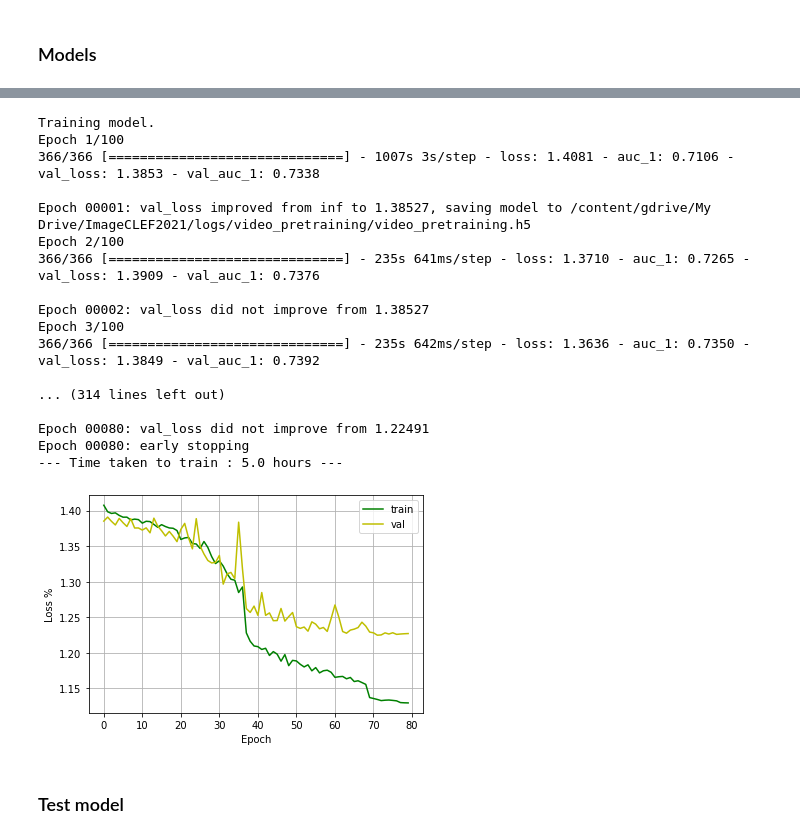
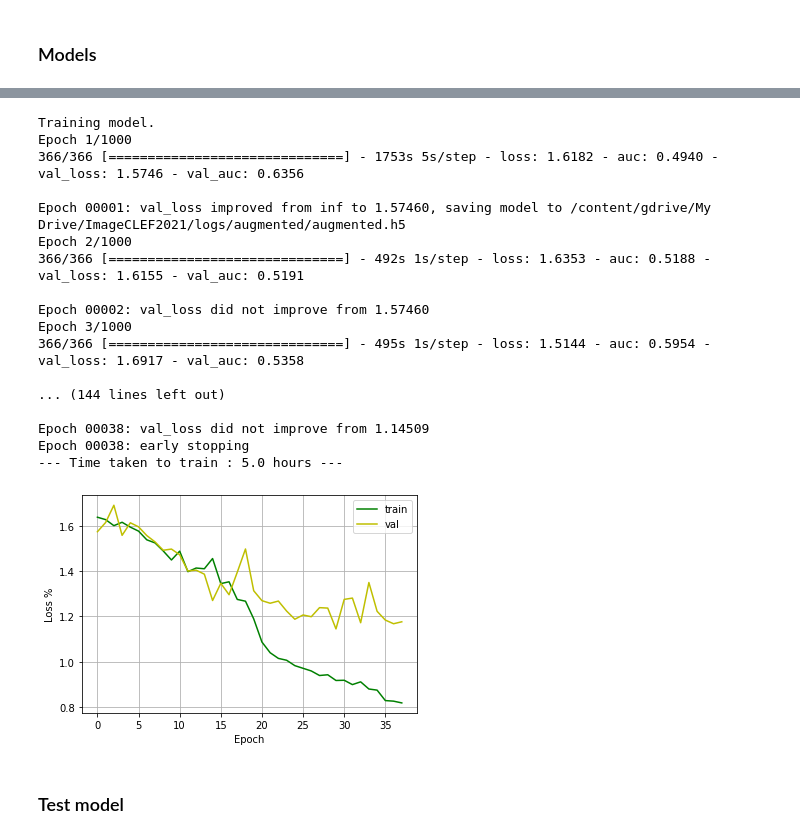
Before and after one commit to hasibzunair/viptt-net, a Jupyter notebook: notebooks/tbt_classification.ipynb, the cells around one changed output, grey strips where cells are left out. Cells and saved outputs as stored; diff of their text form; code cells hidden in the pictures.

Commit message:
ensemble notebook and augmented config notebook added

```diff
--- a/notebooks/tbt_classification.ipynb
+++ b/notebooks/tbt_classification.ipynb
@@ -277,5 +345,6 @@ class Dataloder(keras.utils.Sequence):
 # %%
 train_dataset = ImageCLEFNumPyDataset(VOLUMES_PATH,
                                       LABEL_PATH,
-                                      flag="train")
+                                      flag="train",
+                                      aug=True)
 # %% [output]
@@ -286,5 +360,6 @@ Validation split:  {0: 84, 1: 46, 2: 20, 3: 20, 4: 14}
 # %%
 valid_dataset = ImageCLEFNumPyDataset(VOLUMES_PATH,
                                       LABEL_PATH,
-                                      flag="val")
+                                      flag="val",
+                                      aug=False)
 # %% [output]
@@ -295,3 +377,6 @@ Validation split:  {0: 84, 1: 46, 2: 20, 3: 20, 4: 14}
+# %%
+class_weights = {0: 0.43701492537313436, 1: 0.8133333333333334, 2: 1.8074074074074074, 3: 1.83, 4: 2.6142857142857143}
+#class_weights = None
 # %%
 image, gt = train_dataset[2]
 image.shape, gt.shape
@@ -461,6 +494,7 @@ def pretrained_model():
 earlystop = tf.keras.callbacks.EarlyStopping(patience=8,
                           verbose=1,
                           restore_best_weights=True)
+csv = tf.keras.callbacks.CSVLogger('{}/{}_training.csv'.format(LOG_PATH, CFG_NAME))
 reducelr = tf.keras.callbacks.ReduceLROnPlateau(monitor='val_loss',
                                              factor=0.1,
                                              verbose=1,
@@ -471,7 +505,17 @@ checkpoint = tf.keras.callbacks.ModelCheckpoint(filepath="{}/{}.h5".format(LOG_P
                                             mode='min',
                                             verbose=1,
                                             save_best_only=True)
-callbacks = [earlystop, reducelr, checkpoint]
+# reducelr = tf.keras.callbacks.ReduceLROnPlateau(monitor='val_auc',
+#                                              factor=0.1,
+#                                              verbose=1,
+#                                              patience=5,
+#                                              mode='max')
+# checkpoint = tf.keras.callbacks.ModelCheckpoint(filepath="{}/{}.h5".format(LOG_PATH, CFG_NAME),
+#                                             monitor='val_auc',
+#                                             mode='max',
+#                                             verbose=1,
+#                                             save_best_only=True)
+callbacks = [earlystop, reducelr, checkpoint, csv]
 
 # Create model
 model = None
@@ -500,38 +544,39 @@ None
 # %%
 start_time = time.time()
 
 print("Training model.")
 history = model.fit(
     train_dataloader,
     steps_per_epoch=len(train_dataloader),
-    epochs=100,
+    class_weight = class_weights,
+    epochs=1000,
     callbacks=callbacks,
     validation_data=valid_dataloader,
     validation_steps=len(valid_dataloader),  # samples = batch size * no of steps
 )
 
 end_time = time.time()
 print("--- Time taken to train : %s hours ---" % ((end_time - start_time)//3600))
 plot_loss_accu(history)
 # %% [output]
 Training model.
-Epoch 1/100
-366/366 [==============================] - 1007s 3s/step - loss: 1.4081 - auc_1: 0.7106 - val_loss: 1.3853 - val_auc_1: 0.7338
+Epoch 1/1000
+366/366 [==============================] - 1753s 5s/step - loss: 1.6182 - auc: 0.4940 - val_loss: 1.5746 - val_auc: 0.6356
 
-Epoch 00001: val_loss improved from inf to 1.38527, saving model to /content/gdrive/My Drive/ImageCLEF2021/logs/video_pretraining/video_pretraining.h5
-Epoch 2/100
-366/366 [==============================] - 235s 641ms/step - loss: 1.3710 - auc_1: 0.7265 - val_loss: 1.3909 - val_auc_1: 0.7376
+Epoch 00001: val_loss improved from inf to 1.57460, saving model to /content/gdrive/My Drive/ImageCLEF2021/logs/augmented/augmented.h5
+Epoch 2/1000
+366/366 [==============================] - 492s 1s/step - loss: 1.6353 - auc: 0.5188 - val_loss: 1.6155 - val_auc: 0.5191
 
-Epoch 00002: val_loss did not improve from 1.38527
-Epoch 3/100
-366/366 [==============================] - 235s 642ms/step - loss: 1.3636 - auc_1: 0.7350 - val_loss: 1.3849 - val_auc_1: 0.7392
+Epoch 00002: val_loss did not improve from 1.57460
+Epoch 3/1000
+366/366 [==============================] - 495s 1s/step - loss: 1.5144 - auc: 0.5954 - val_loss: 1.6917 - val_auc: 0.5358
 
-... (314 lines left out)
+... (144 lines left out)
 
-Epoch 00080: val_loss did not improve from 1.22491
-Epoch 00080: early stopping
+Epoch 00038: val_loss did not improve from 1.14509
+Epoch 00038: early stopping
 --- Time taken to train : 5.0 hours ---
-[figure, old version]
+[figure, new version]
 # %% [markdown]
 ### Test model
 # %%
```
Also changed, not shown: parts of 10 cells of this notebook, 2 other files.
